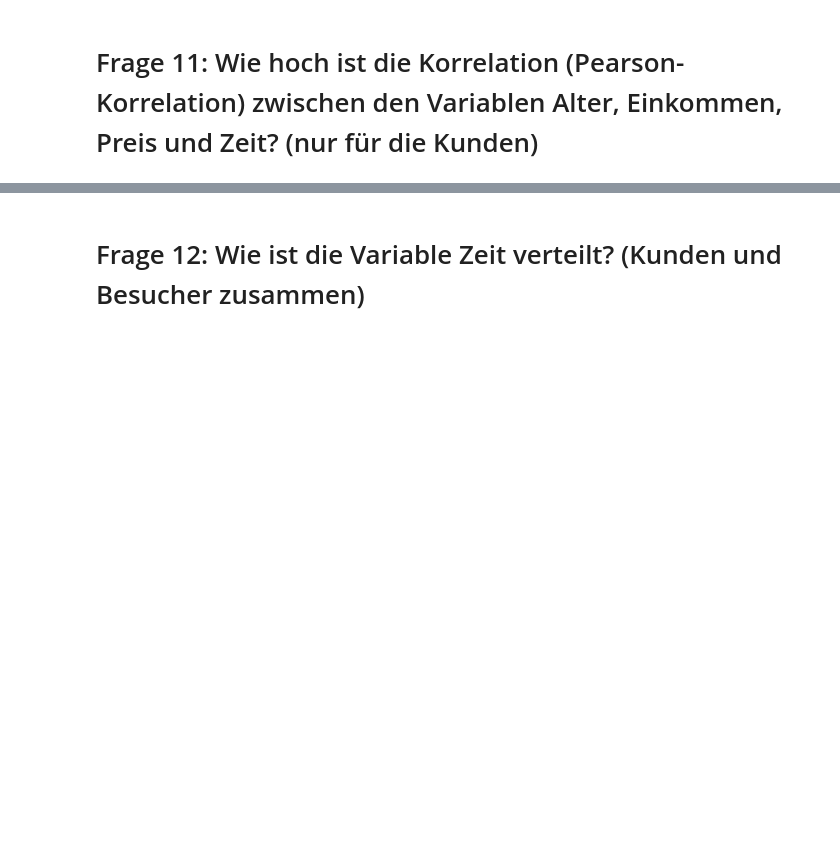
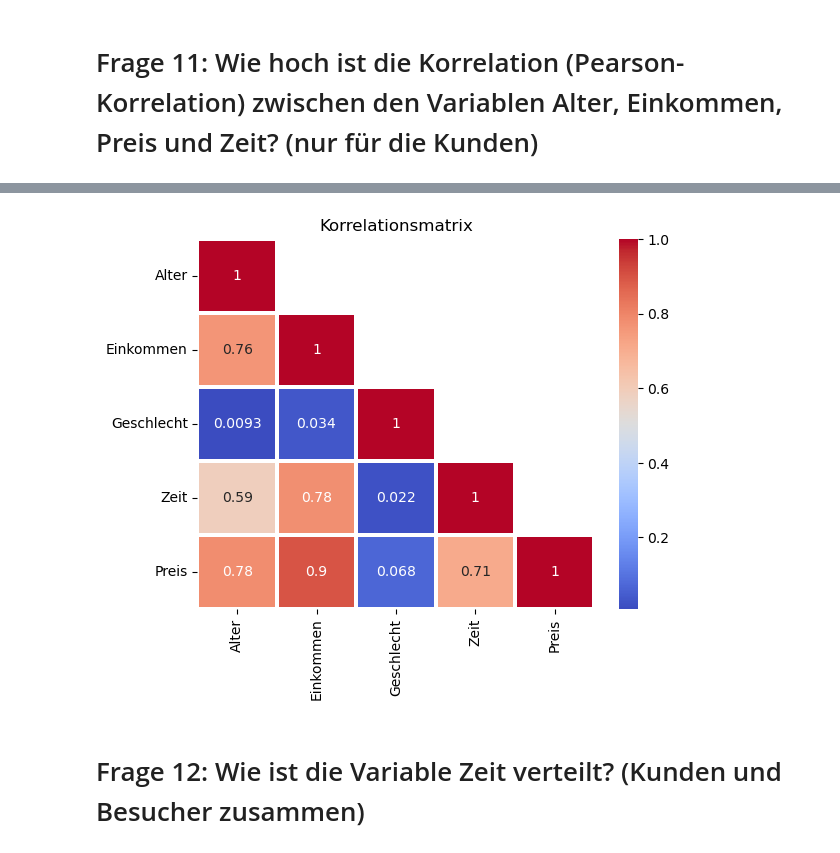
Before and after one commit to Dennis130301/final_projectWS23_Group1, a Jupyter notebook: Projekt_Gruppe1.ipynb, the cells around one changed output, grey strips where cells are left out. Cells and saved outputs as stored; diff of their text form; code cells hidden in the pictures; blank space fills up the shorter version.

```diff
--- a/Projekt_Gruppe1.ipynb
+++ b/Projekt_Gruppe1.ipynb
@@ -656,3 +666,5 @@ Durchschnittseinkommen_Kunden
 58895.0
 # %% [markdown]
 # Frage 11: Wie hoch ist die Korrelation (Pearson-Korrelation) zwischen den Variablen Alter, Einkommen, Preis und Zeit? (nur für die Kunden)
+# %%
+df_11 = df_1[["Alter", "Einkommen","Geschlecht", "Zeit", "Preis"]]
@@ -659,3 +680,9 @@ Durchschnittseinkommen_Kunden
+# %%
+sns.heatmap(df_11.corr(), annot = True, cmap = "coolwarm", mask=np.triu(df_11.corr(),+1),linewidth=1.5)
+plt.title("Korrelationsmatrix")
+plt.show()
+# %% [output]
+[figure, new version]
 # %% [markdown]
 # Frage 12:  Wie ist die Variable Zeit verteilt? (Kunden und Besucher zusammen)
 # %%
```
Also changed, not shown: parts of 18 cells of this notebook, 1 other file.
